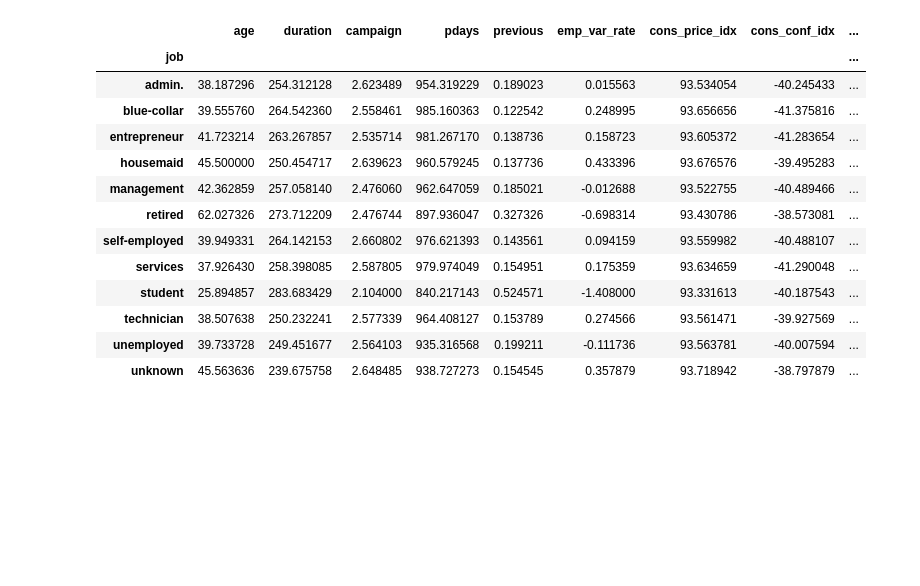
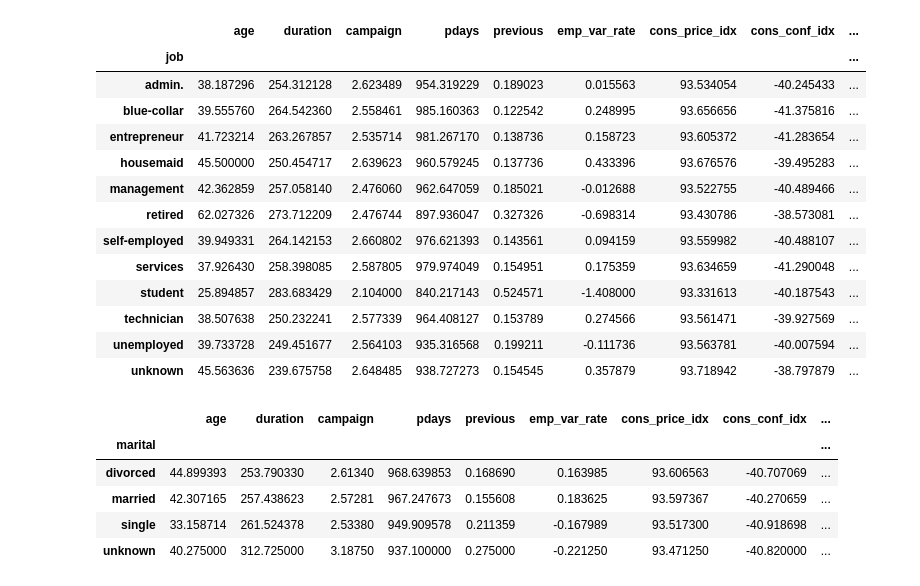
Before and after one commit to georgiev-ventsi/logistic-regression, a Jupyter notebook: logistical-regression.ipynb, the cells around one changed output. Cells and saved outputs as stored; diff of their text form; code cells hidden in the pictures; blank space fills up the shorter version.

Commit message:
calculate categorical means for 'marital'

```diff
--- a/logistical-regression.ipynb
+++ b/logistical-regression.ipynb
@@ -209,3 +209,12 @@ main_data.groupby('job').mean()
 | technician | 38.507638 | 250.232241 | 2.577339 | 964.408127 | 0.153789 | 0.274566 | 93.561471 | -39.927569 | ... |
 | unemployed | 39.733728 | 249.451677 | 2.564103 | 935.316568 | 0.199211 | -0.111736 | 93.563781 | -40.007594 | ... |
 | unknown | 45.563636 | 239.675758 | 2.648485 | 938.727273 | 0.154545 | 0.357879 | 93.718942 | -38.797879 | ... |
+# %%
+main_data.groupby('marital').mean()
+# %% [output]
+|  | age | duration | campaign | pdays | previous | emp_var_rate | cons_price_idx | cons_conf_idx | ... |
+| marital |  |  |  |  |  |  |  |  | ... |
+| divorced | 44.899393 | 253.790330 | 2.61340 | 968.639853 | 0.168690 | 0.163985 | 93.606563 | -40.707069 | ... |
+| married | 42.307165 | 257.438623 | 2.57281 | 967.247673 | 0.155608 | 0.183625 | 93.597367 | -40.270659 | ... |
+| single | 33.158714 | 261.524378 | 2.53380 | 949.909578 | 0.211359 | -0.167989 | 93.517300 | -40.918698 | ... |
+| unknown | 40.275000 | 312.725000 | 3.18750 | 937.100000 | 0.275000 | -0.221250 | 93.471250 | -40.820000 | ... |
```
Also changed, not shown: parts of 2 cells of this notebook.
